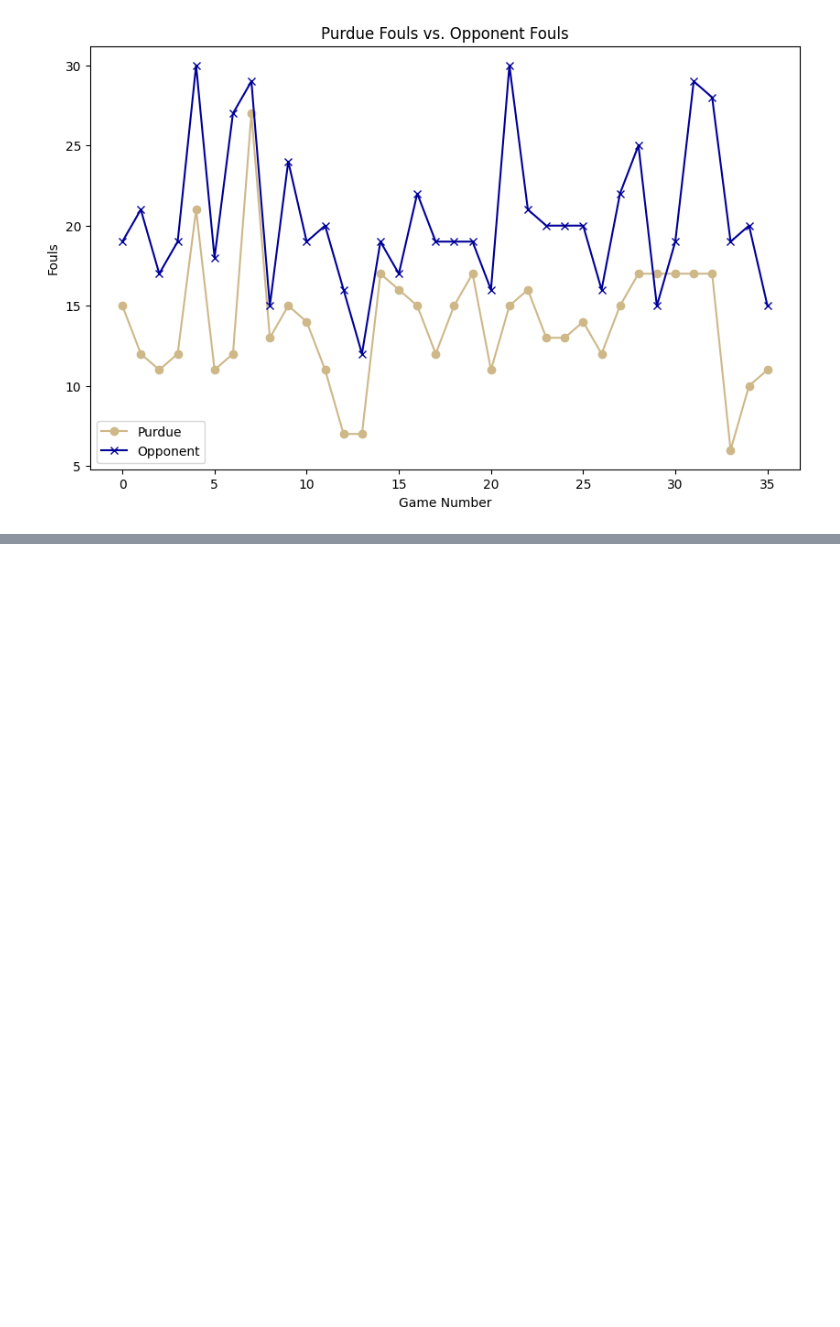
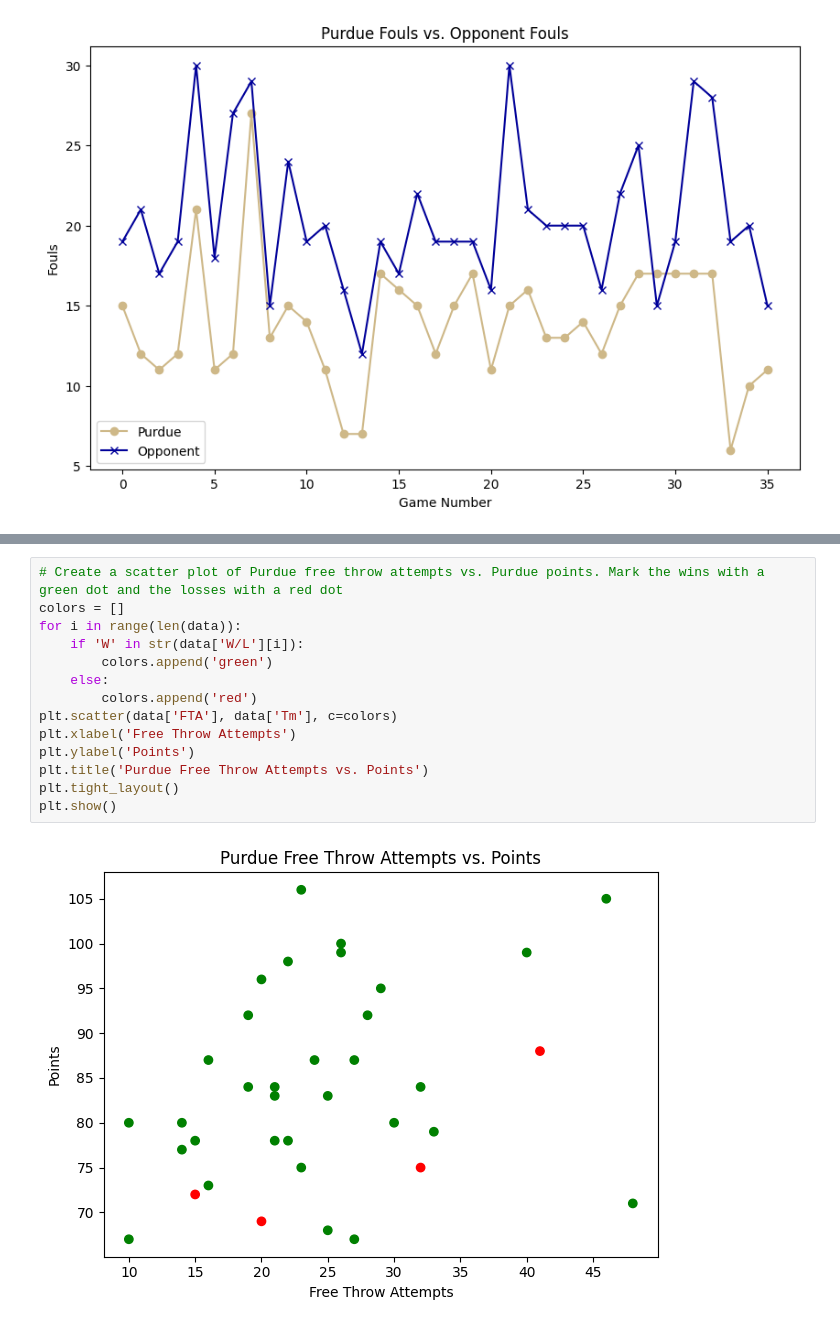
Before and after one commit to wonderrxjr/Data-Parsing, a Jupyter notebook: purdue_data.ipynb, the cells around one changed output, grey strips where cells are left out. Drawn from its saved outputs; the diff is of its cells as text; blank space fills up the shorter version.

```diff
--- a/purdue_data.ipynb
+++ b/purdue_data.ipynb
@@ -130,0 +143,16 @@ plt.show()
+# %%
+# Create a scatter plot of Purdue free throw attempts vs. Purdue points. Mark the wins with a green dot and the losses with a red dot
+colors = []
+for i in range(len(data)):
+    if 'W' in str(data['W/L'][i]):
+        colors.append('green')
+    else:
+        colors.append('red')
+plt.scatter(data['FTA'], data['Tm'], c=colors)
+plt.xlabel('Free Throw Attempts')
+plt.ylabel('Points')
+plt.title('Purdue Free Throw Attempts vs. Points')
+plt.tight_layout()
+plt.show()
+# %% [output]
+[figure, added]
```
Also changed, not shown: parts of 1 cell of this notebook.
